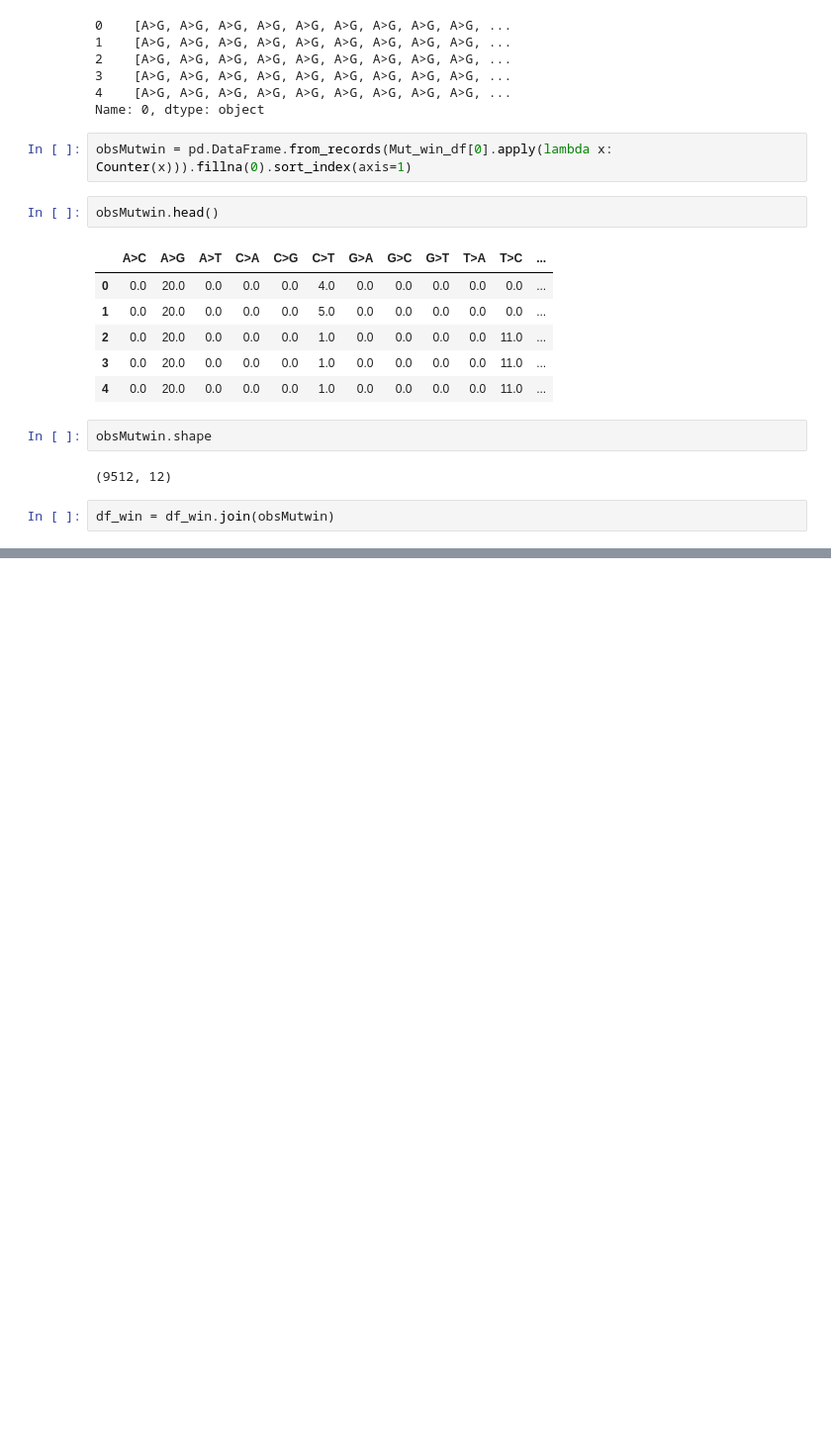
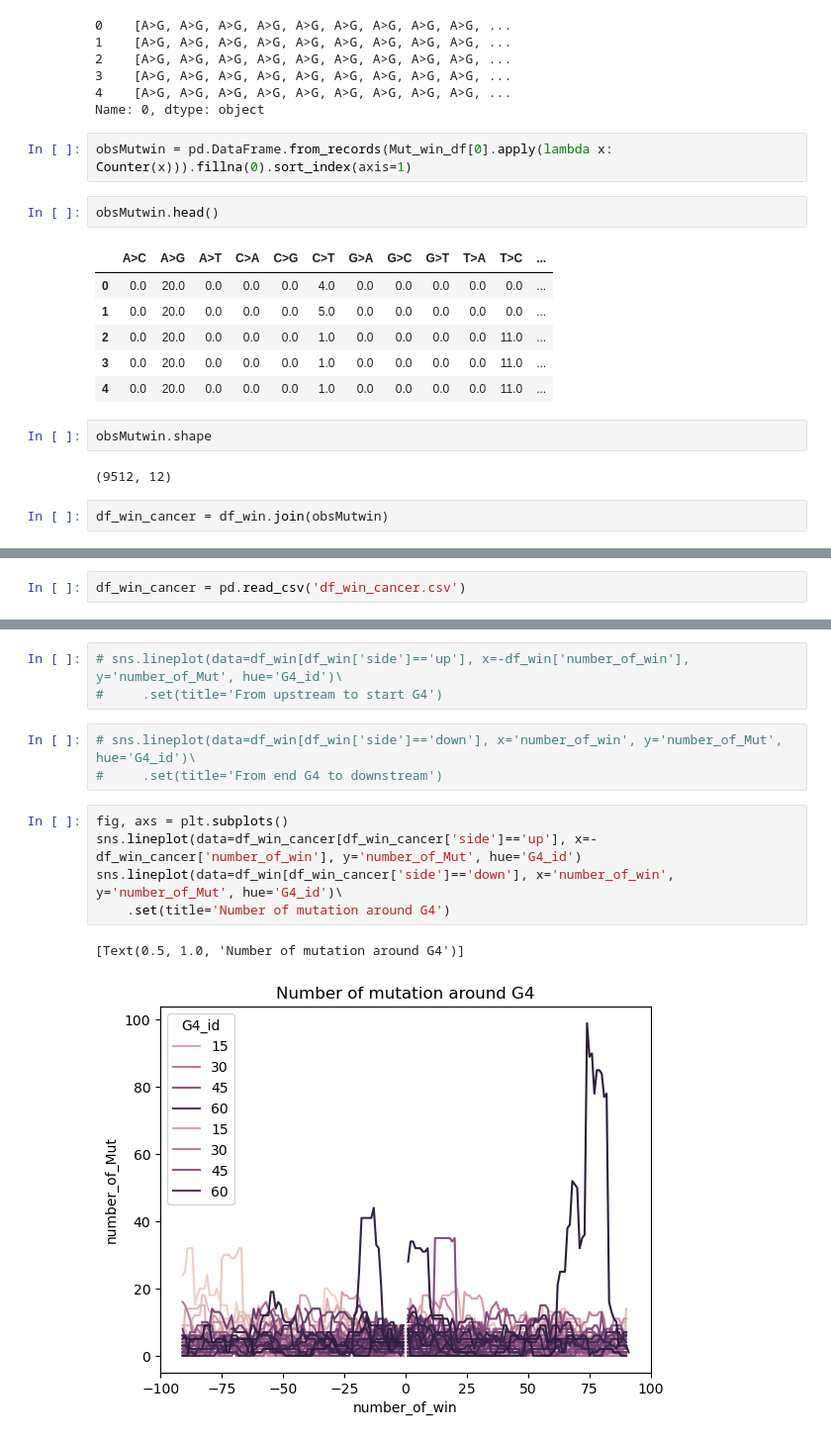
Before and after one commit to mitoclub/G4MutSpec, a Jupyter notebook: G4.ipynb, the cells around one changed output, grey strips where cells are left out. Shown at 99% size. Cells and saved outputs as stored; diff of their text form; blank space fills up the shorter version.

```diff
--- a/G4.ipynb
+++ b/G4.ipynb
@@ -1080,4 +1093,4 @@ obsMutwin.shape
 # %% [output]
 (9512, 12)
 # %%
-df_win = df_win.join(obsMutwin)
+df_win_cancer = df_win.join(obsMutwin)
@@ -1085,0 +1167,2 @@ df_win = df_win.join(obsMutwin)
+# %%
+df_win_cancer = pd.read_csv('df_win_cancer.csv')
@@ -1085,0 +1185,14 @@ df_win = df_win.join(obsMutwin)
+# %%
+# sns.lineplot(data=df_win[df_win['side']=='up'], x=-df_win['number_of_win'], y='number_of_Mut', hue='G4_id')\
+#     .set(title='From upstream to start G4')
+# %%
+# sns.lineplot(data=df_win[df_win['side']=='down'], x='number_of_win', y='number_of_Mut', hue='G4_id')\
+#     .set(title='From end G4 to downstream')
+# %%
+fig, axs = plt.subplots()
+sns.lineplot(data=df_win_cancer[df_win_cancer['side']=='up'], x=-df_win_cancer['number_of_win'], y='number_of_Mut', hue='G4_id')
+sns.lineplot(data=df_win[df_win_cancer['side']=='down'], x='number_of_win', y='number_of_Mut', hue='G4_id')\
+    .set(title='Number of mutation around G4')
+# %% [output]
+[Text(0.5, 1.0, 'Number of mutation around G4')]
+[figure, added]
```
Also changed, not shown: parts of 148 cells of this notebook, 9 other files.
